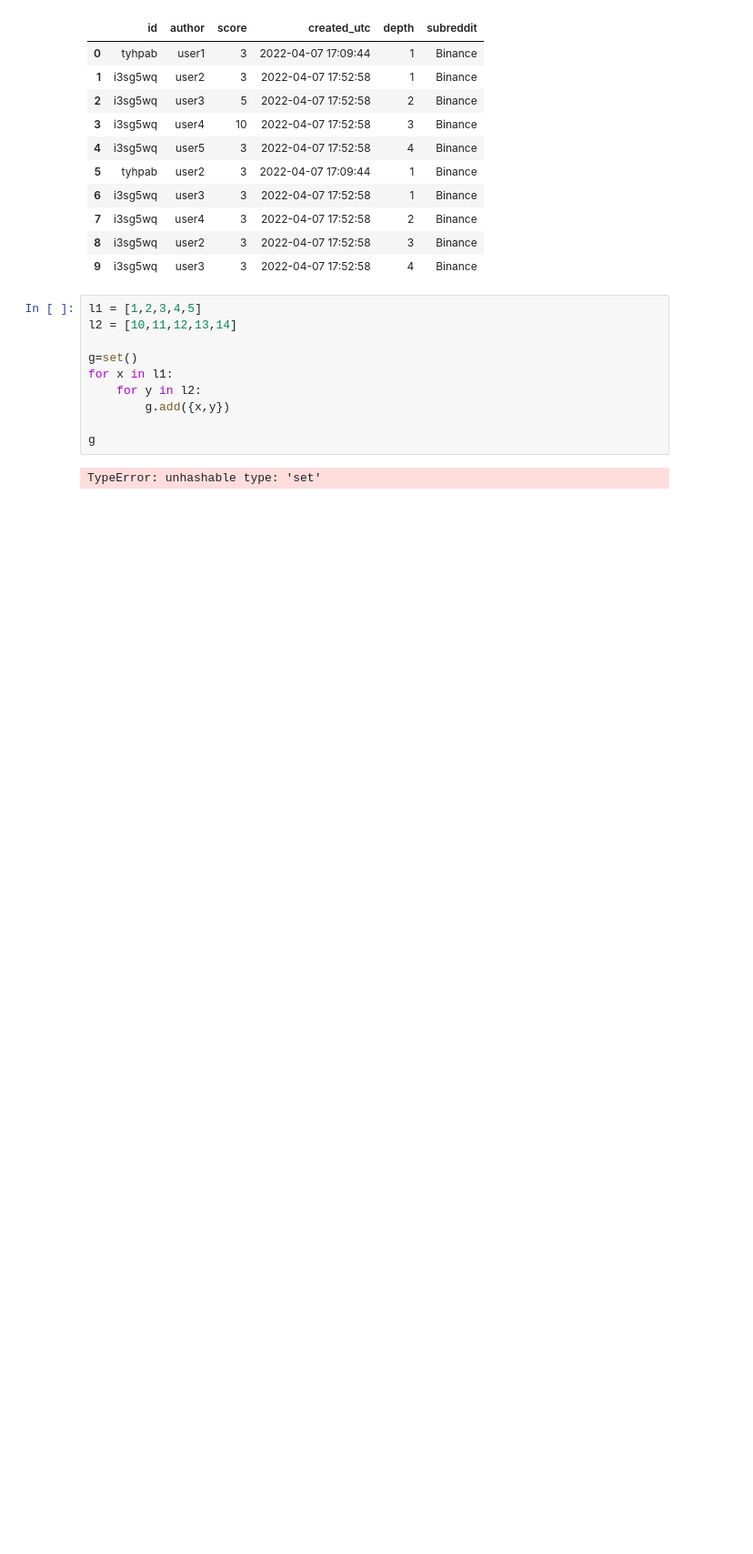
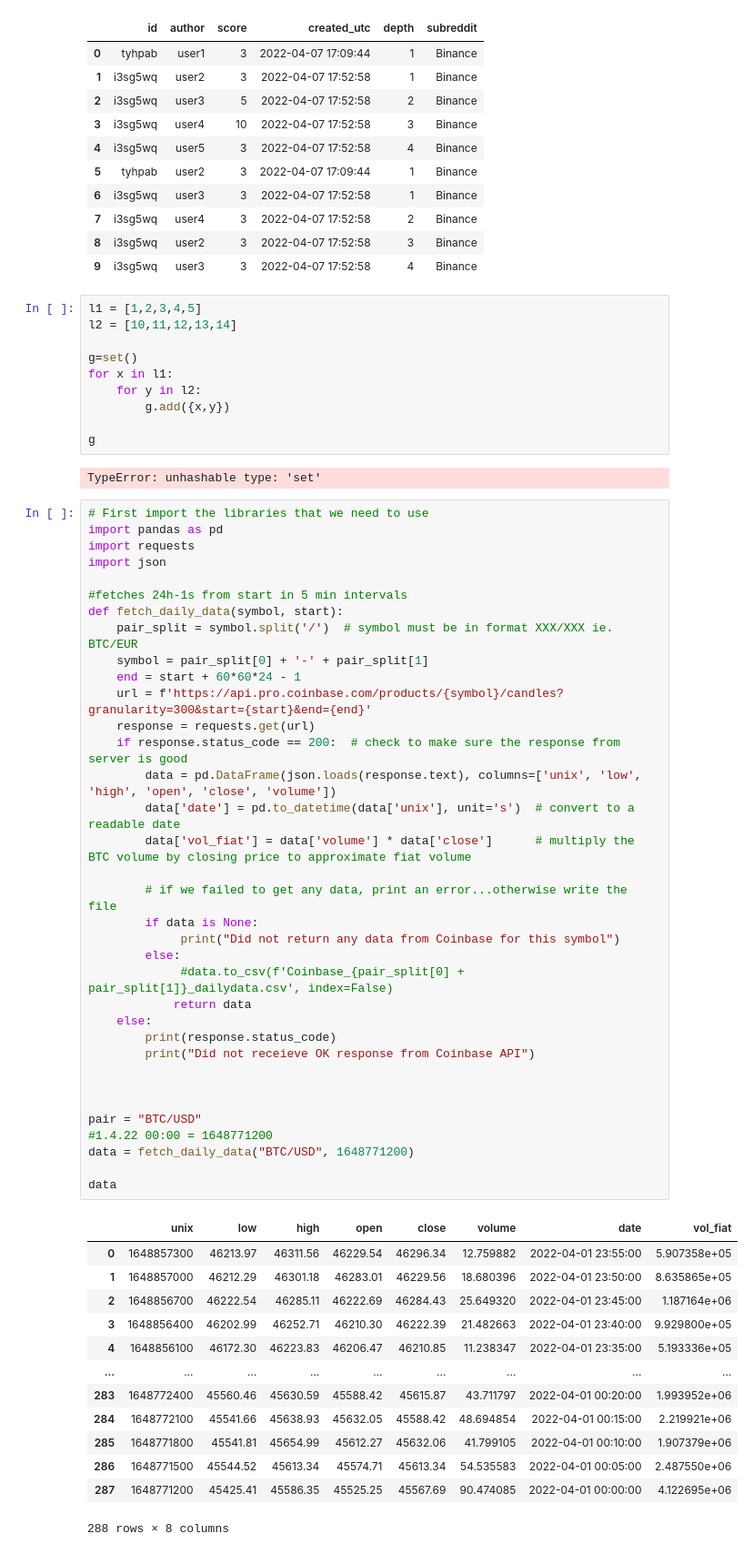
Before and after one commit to anatosun/reddit-cryptocurrency-analysis, a Jupyter notebook: notebooks/stats.ipynb, the cells around one changed output. Shown at 91% size. Cells and saved outputs as stored; diff of their text form; blank space fills up the shorter version.

```diff
--- a/notebooks/stats.ipynb
+++ b/notebooks/stats.ipynb
@@ -302,3 +302,52 @@ for x in l1:
 g
 # %% [output]
 TypeError: unhashable type: 'set'
+# %%
+# First import the libraries that we need to use
+import pandas as pd
+import requests
+import json
+
+#fetches 24h-1s from start in 5 min intervals
+def fetch_daily_data(symbol, start):
+    pair_split = symbol.split('/')  # symbol must be in format XXX/XXX ie. BTC/EUR
+    symbol = pair_split[0] + '-' + pair_split[1]
+    end = start + 60*60*24 - 1
+    url = f'https://api.pro.coinbase.com/products/{symbol}/candles?granularity=300&start={start}&end={end}'
+    response = requests.get(url)
+    if response.status_code == 200:  # check to make sure the response from server is good
+        data = pd.DataFrame(json.loads(response.text), columns=['unix', 'low', 'high', 'open', 'close', 'volume'])
+        data['date'] = pd.to_datetime(data['unix'], unit='s')  # convert to a readable date
+        data['vol_fiat'] = data['volume'] * data['close']      # multiply the BTC volume by closing price to approximate fiat volume
+
+        # if we failed to get any data, print an error...otherwise write the file
+        if data is None:
+             print("Did not return any data from Coinbase for this symbol")
+        else:
+             #data.to_csv(f'Coinbase_{pair_split[0] + pair_split[1]}_dailydata.csv', index=False)
+            return data
+    else:
+        print(response.status_code)
+        print("Did not receieve OK response from Coinbase API")
+
+
+
+pair = "BTC/USD"
+#1.4.22 00:00 = 1648771200
+data = fetch_daily_data("BTC/USD", 1648771200)
+
+data
+# %% [output]
+|  | unix | low | high | open | close | volume | date | vol_fiat |
+| 0 | 1648857300 | 46213.97 | 46311.56 | 46229.54 | 46296.34 | 12.759882 | 2022-04-01 23:55:00 | 5.907358e+05 |
+| 1 | 1648857000 | 46212.29 | 46301.18 | 46283.01 | 46229.56 | 18.680396 | 2022-04-01 23:50:00 | 8.635865e+05 |
+| 2 | 1648856700 | 46222.54 | 46285.11 | 46222.69 | 46284.43 | 25.649320 | 2022-04-01 23:45:00 | 1.187164e+06 |
+| 3 | 1648856400 | 46202.99 | 46252.71 | 46210.30 | 46222.39 | 21.482663 | 2022-04-01 23:40:00 | 9.929800e+05 |
+| 4 | 1648856100 | 46172.30 | 46223.83 | 46206.47 | 46210.85 | 11.238347 | 2022-04-01 23:35:00 | 5.193336e+05 |
+| ... | ... | ... | ... | ... | ... | ... | ... | ... |
+| 283 | 1648772400 | 45560.46 | 45630.59 | 45588.42 | 45615.87 | 43.711797 | 2022-04-01 00:20:00 | 1.993952e+06 |
+| 284 | 1648772100 | 45541.66 | 45638.93 | 45632.05 | 45588.42 | 48.694854 | 2022-04-01 00:15:00 | 2.219921e+06 |
+| 285 | 1648771800 | 45541.81 | 45654.99 | 45612.27 | 45632.06 | 41.799105 | 2022-04-01 00:10:00 | 1.907379e+06 |
+| 286 | 1648771500 | 45544.52 | 45613.34 | 45574.71 | 45613.34 | 54.535583 | 2022-04-01 00:05:00 | 2.487550e+06 |
+| 287 | 1648771200 | 45425.41 | 45586.35 | 45525.25 | 45567.69 | 90.474085 | 2022-04-01 00:00:00 | 4.122695e+06 |
+288 rows × 8 columns
```
Also changed, not shown: parts of 1 cell of this notebook.
